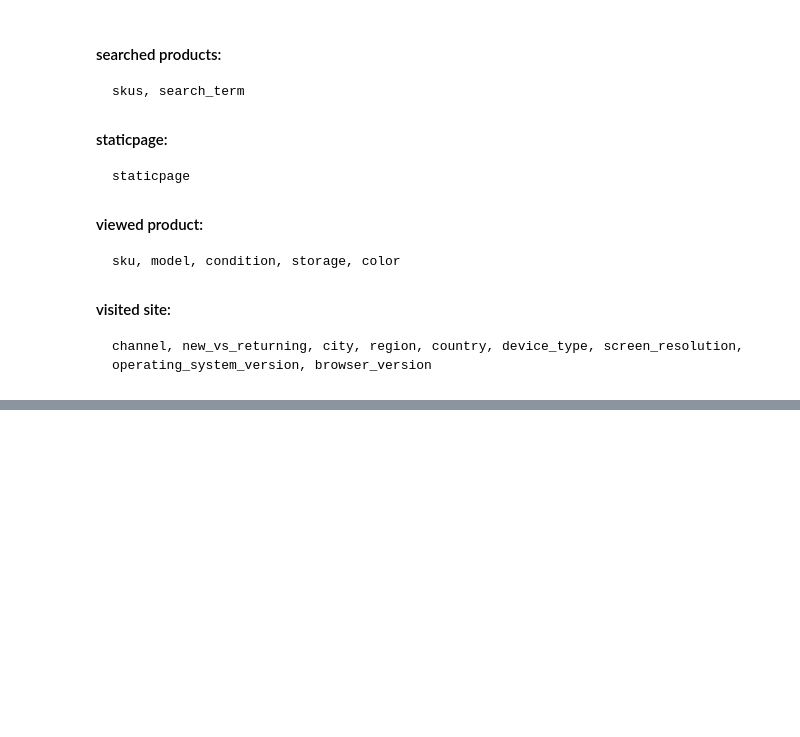
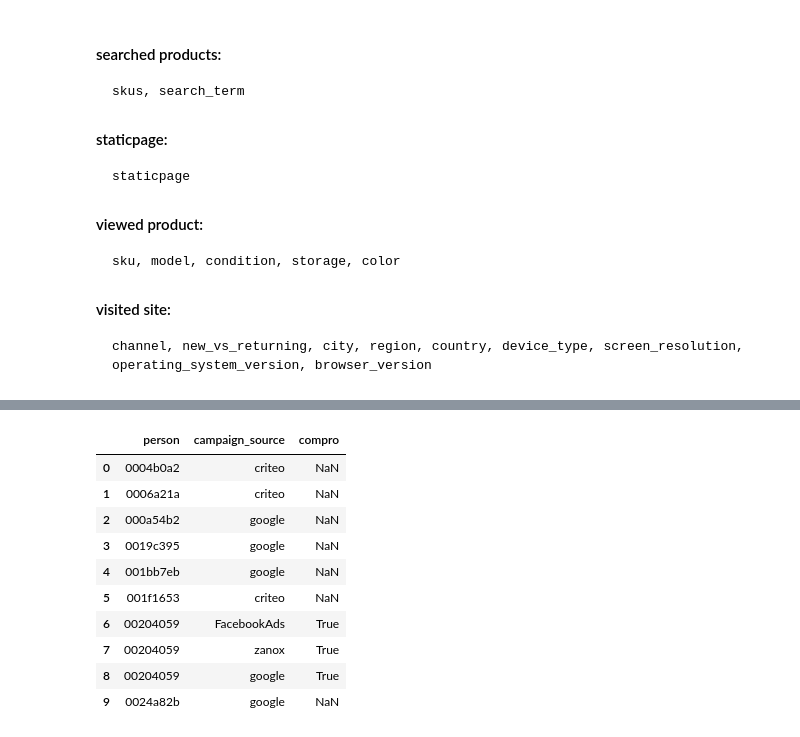
Before and after one commit to AlejandroKler/Datos-TP1, a Jupyter notebook: Analisis-Exploratorio.ipynb, the cells around one changed output, grey strips where cells are left out. Saved outputs shown, nothing was run; the diff lists cells and outputs as text; code cells hidden in the pictures; blank space fills up the shorter version.

```diff
--- a/Analisis-Exploratorio.ipynb
+++ b/Analisis-Exploratorio.ipynb
@@ -111,0 +205,15 @@ Todos los eventos contienen informacion sobre **'timestamp'**, **'event'** y **'
+# %%
+compras_por_campania = pd.merge(ad_campaigns_cool, personas_que_compraron, on='person', how='left')
+compras_por_campania.head(10)
+# %% [output]
+|  | person | campaign_source | compro |
+| 0 | 0004b0a2 | criteo | NaN |
+| 1 | 0006a21a | criteo | NaN |
+| 2 | 000a54b2 | google | NaN |
+| 3 | 0019c395 | google | NaN |
+| 4 | 001bb7eb | google | NaN |
+| 5 | 001f1653 | criteo | NaN |
+| 6 | 00204059 | FacebookAds | True |
+| 7 | 00204059 | zanox | True |
+| 8 | 00204059 | google | True |
+| 9 | 0024a82b | google | NaN |
```
Also changed, not shown: parts of 11 cells of this notebook.
